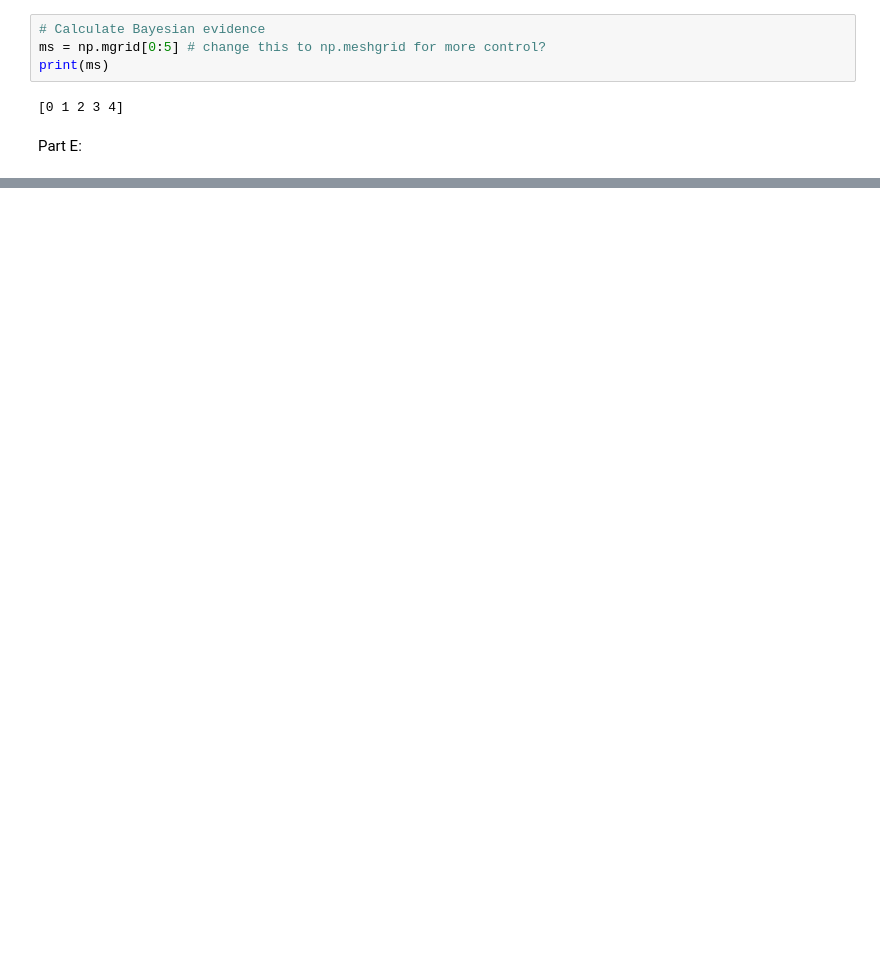
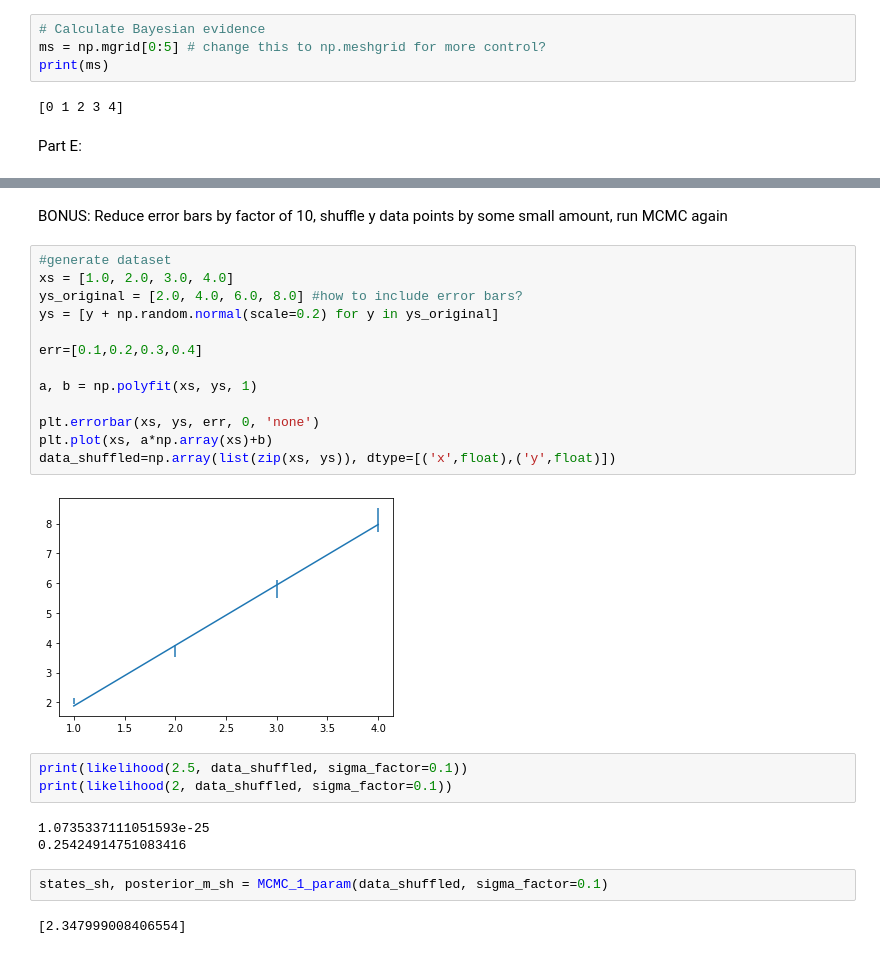
Before and after one commit to eleanorstuart/astr540, a Jupyter notebook: FinalProject.ipynb, the cells around one changed output, grey strips where cells are left out. Saved outputs shown, nothing was run; the diff lists cells and outputs as text; blank space fills up the shorter version.

```diff
--- a/FinalProject.ipynb
+++ b/FinalProject.ipynb
@@ -195,0 +270,27 @@ print(m_b_grid)
+# %% [markdown]
+BONUS: Reduce error bars by factor of 10, shuffle y data points by some small amount, run MCMC again
+# %%
+#generate dataset
+xs = [1.0, 2.0, 3.0, 4.0]
+ys_original = [2.0, 4.0, 6.0, 8.0] #how to include error bars?
+ys = [y + np.random.normal(scale=0.2) for y in ys_original]
+
+err=[0.1,0.2,0.3,0.4]
+
+a, b = np.polyfit(xs, ys, 1)
+
+plt.errorbar(xs, ys, err, 0, 'none')
+plt.plot(xs, a*np.array(xs)+b)
+data_shuffled=np.array(list(zip(xs, ys)), dtype=[('x',float),('y',float)])
+# %% [output]
+[figure, added]
+# %%
+print(likelihood(2.5, data_shuffled, sigma_factor=0.1))
+print(likelihood(2, data_shuffled, sigma_factor=0.1))
+# %% [output]
+1.0735337111051593e-25
+0.25424914751083416
+# %%
+states_sh, posterior_m_sh = MCMC_1_param(data_shuffled, sigma_factor=0.1)
+# %% [output]
+[2.347999008406554]
```
Also changed, not shown: parts of 39 cells of this notebook, 1 other file.
